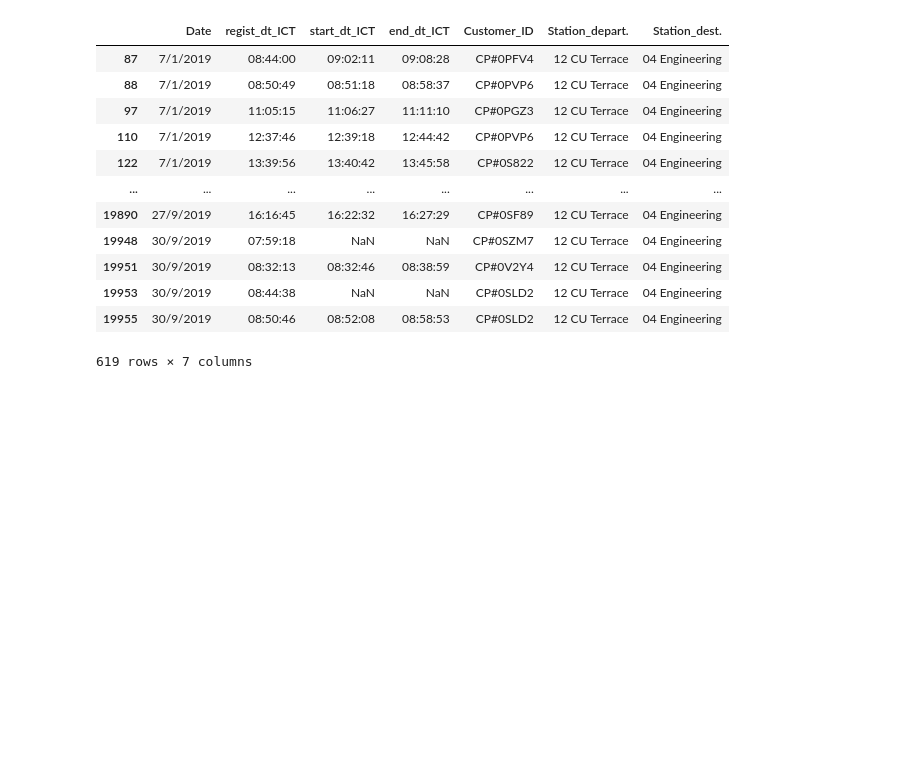
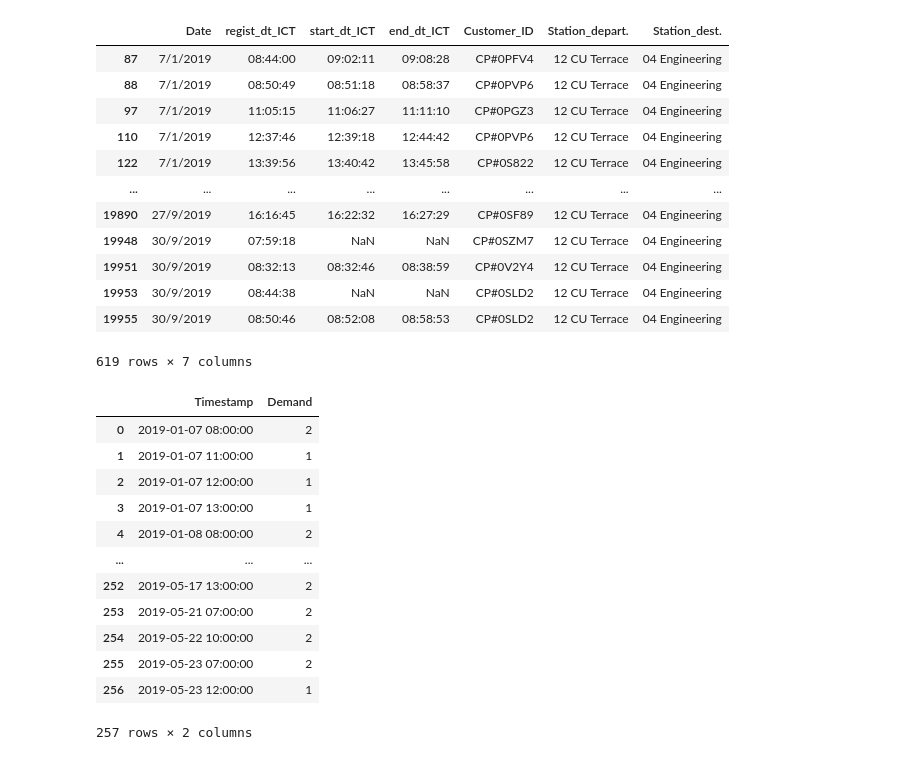
Before and after one commit to winnpm/ha-mo_data_visualization, a Jupyter notebook: Models.ipynb, the cells around one changed output. Drawn from its saved outputs; the diff is of its cells as text; code cells hidden in the pictures; blank space fills up the shorter version.

```diff
--- a/Models.ipynb
+++ b/Models.ipynb
@@ -1069,5 +1037,23 @@ df_od['Demand'] = demand
 # %%
 df_od['Date'] = pd.to_datetime(df_od['Date'], dayfirst=True)
 df_od.set_index('Date', inplace=True)
-df_od = df_od[:'2019-04-30']
+df_od = df_od[:'2019-05-23']
 df_od = df_od.reset_index()
+# %%
+df_od_main = df_od.groupby('Timestamp').sum()
+df_od_main = df_od_main.reset_index()
+df_od_main
+# %% [output]
+|  | Timestamp | Demand |
+| 0 | 2019-01-07 08:00:00 | 2 |
+| 1 | 2019-01-07 11:00:00 | 1 |
+| 2 | 2019-01-07 12:00:00 | 1 |
+| 3 | 2019-01-07 13:00:00 | 1 |
+| 4 | 2019-01-08 08:00:00 | 2 |
+| ... | ... | ... |
+| 252 | 2019-05-17 13:00:00 | 2 |
+| 253 | 2019-05-21 07:00:00 | 2 |
+| 254 | 2019-05-22 10:00:00 | 2 |
+| 255 | 2019-05-23 07:00:00 | 2 |
+| 256 | 2019-05-23 12:00:00 | 1 |
+257 rows × 2 columns
```
Also changed, not shown: parts of 38 cells of this notebook.
